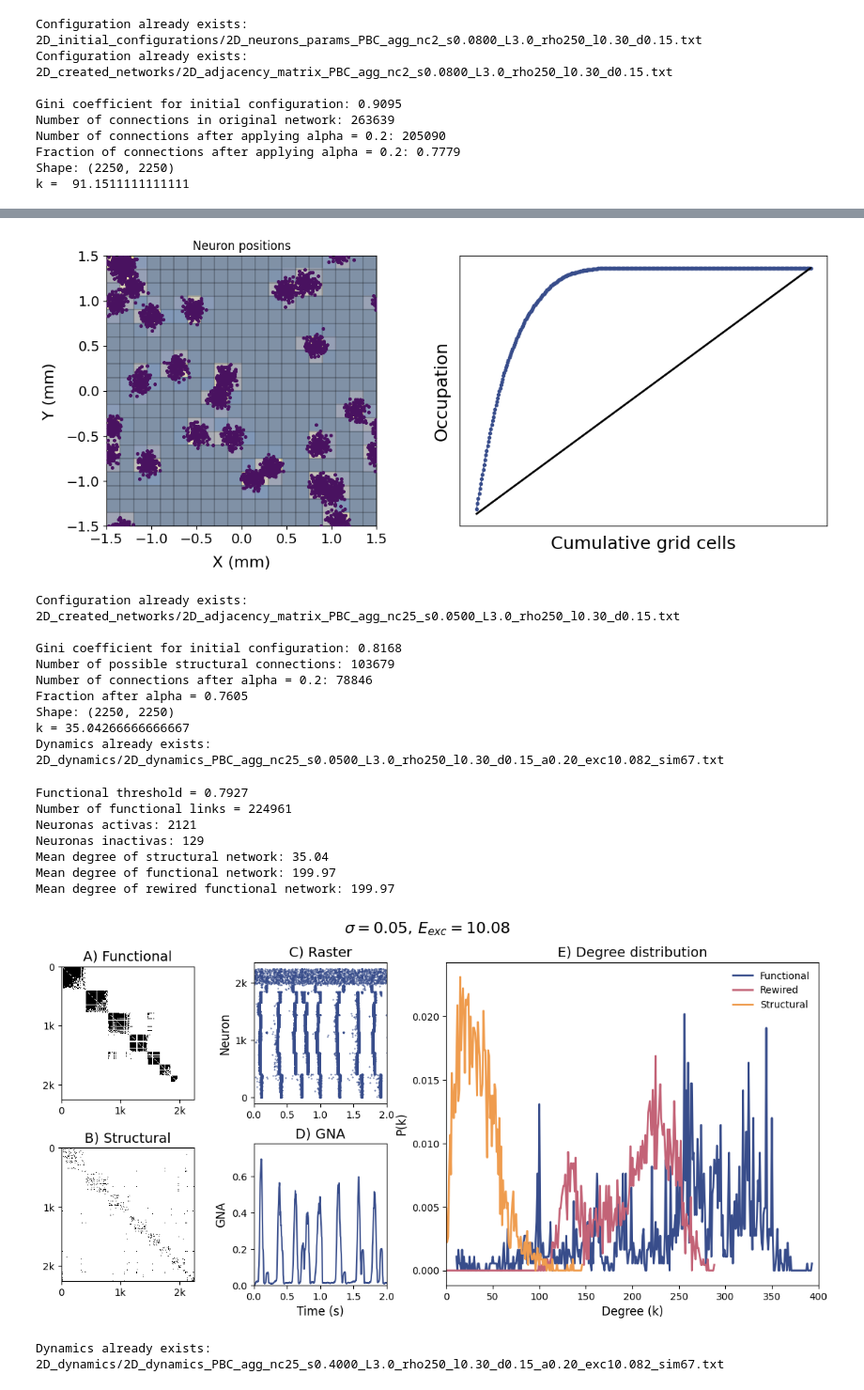
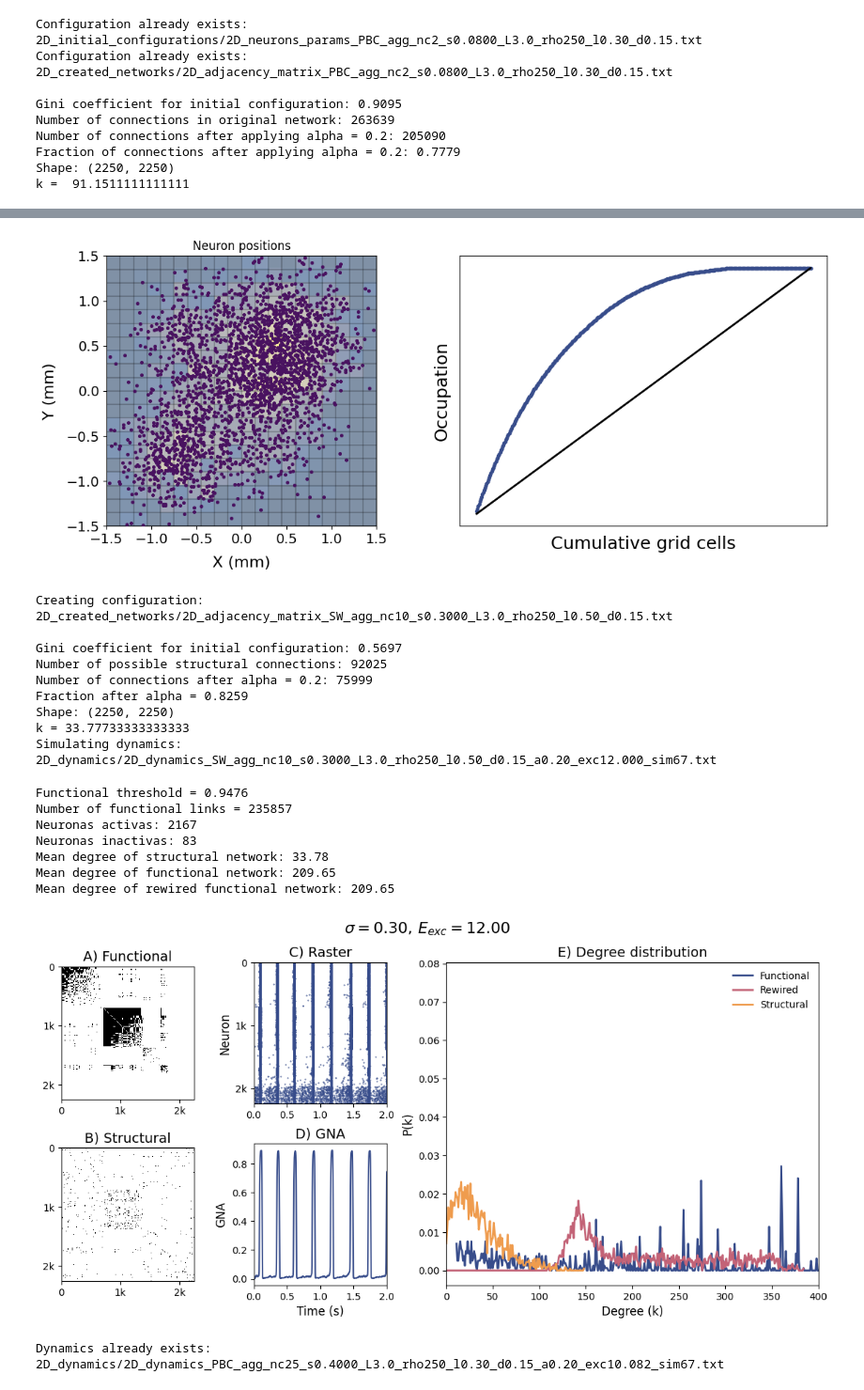
Before and after one commit to underDD/TFM, a Jupyter notebook: create_network.ipynb, the cells around one changed output, grey strips where cells are left out. Shown at 94% size. Saved outputs shown, nothing was run; the diff lists cells and outputs as text; code cells hidden in the pictures.

```diff
--- a/create_network.ipynb
+++ b/create_network.ipynb
@@ -48,8 +48,8 @@ segment_length = 0.01 # Segment length for axon growth (mm)
 sigma_axon_angle = 0.1 # Standard deviation of the axon angle (radians)
 
 agg = 1 # Control parameter for the aggregation of neurons
-n_centers = 2 # Number of centers for the aggregation of neurons
-base_sigma = 0.08 # Base standard deviation for aggregation centers (mm)
+n_centers = 10 # Number of centers for the aggregation of neurons
+base_sigma = 0.1 # Base standard deviation for aggregation centers (mm)
 
 BC_type = "PBC" # Boundary conditions type (PBC: Periodic Boundary Conditions, SW: Sticky Walls)
 
@@ -68,6 +68,6 @@ parameters2D = {
     "BC_type": BC_type
 }
 
-filename = fcn.run_2D_tune_positions(parameters2D)
+filename = fcn.run_2D_tune_positions(parameters2D, new_sim=True)
 fcn.neuron_map_gini2D(filename, parameters2D)
 # %% [output]
@@ -97,13 +97,13 @@ subprocess.run([
 alpha = 0.2
 # alphas = np.arange(0.0, 1.01, 0.01)
 
-output_filename = fcn.create_network2D(parameters2D, show_prints_c=False, show_prints_control=True) # Here the conections network is created and saved in a file
+output_filename = fcn.create_network2D(parameters2D, show_prints_c=False, show_prints_control=True, new_sim=True) # Here the conections network is created and saved in a file
 
 M = fcn.load_A(output_filename) # M is th amtrix with the number of tries for each connection between neurons
 number_of_connections = np.count_nonzero(M)
 print(f"Number of connections in original network: {number_of_connections}")
 
-A, output_filename = fcn.modify_A_alpha2D(M, alpha, parameters2D)
+A, output_filename = fcn.modify_A_alpha2D(M, alpha, parameters2D, new_sim=True)
 number_of_successful_connections = A.sum()
 print(f"Number of connections after applying alpha = {alpha}: {number_of_successful_connections}")
 
@@ -132,7 +132,7 @@ fig, axs = plt.subplots(1, 2, figsize=(12, 5))
 
 # --------- MATRIZ DE ADYACENCIA ---------
 ax = axs[0]
-ax.imshow(A, aspect='equal', interpolation='nearest')
+ax.imshow(A, aspect='equal', interpolation='nearest', cmap='binary')
 
 ax.set_xlim(0, A.shape[0])
 ax.set_ylim(A.shape[0], 0)
@@ -937,18 +937,18 @@ N = int(rho * L**2)
 soma_diameter = 0.015
 d_mean = 0.15
 d_sigma = 0.02
-l_mean = 0.30
+l_mean = 0.50
 segment_length = 0.01
 sigma_axon_angle = 0.1
 
 agg = 1
-n_centers = 25
-base_sigma = 0.05
-BC_type = "PBC"
+n_centers = 10
+base_sigma = 0.3
+BC_type = "SW"
 
 alpha = 0.2
 
-MAX_EXC_WEIGHT = 10.082
+MAX_EXC_WEIGHT = 12
 MAX_INH_WEIGHT = 0.5
 NOISE_MAX = 3
 SIM_TIME = 5000
@@ -1218,6 +1218,7 @@ fcn.plot_full_panel(
     SIM_TIME=SIM_TIME,
     base_sigma=base_sigma,
     MAX_EXC_WEIGHT=MAX_EXC_WEIGHT,
-    savepath=None
+    savepath=None,
+    N = N
 )
 # %% [output]
@@ -1226,21 +1227,21 @@ Gini coefficient: 0.8168240277777777
-[figure, old version]
+[figure, new version]
-Configuration already exists: 2D_created_networks/2D_adjacency_matrix_PBC_agg_nc25_s0.0500_L3.0_rho250_l0.30_d0.15.txt
+Creating configuration: 2D_created_networks/2D_adjacency_matrix_SW_agg_nc10_s0.3000_L3.0_rho250_l0.50_d0.15.txt
 
-Gini coefficient for initial configuration: 0.8168
-Number of possible structural connections: 103679
-Number of connections after alpha = 0.2: 78846
-Fraction after alpha = 0.7605
+Gini coefficient for initial configuration: 0.5697
+Number of possible structural connections: 92025
+Number of connections after alpha = 0.2: 75999
+Fraction after alpha = 0.8259
 Shape: (2250, 2250)
-k = 35.04266666666667
-Dynamics already exists: 2D_dynamics/2D_dynamics_PBC_agg_nc25_s0.0500_L3.0_rho250_l0.30_d0.15_a0.20_exc10.082_sim67.txt
+k = 33.77733333333333
+Simulating dynamics: 2D_dynamics/2D_dynamics_SW_agg_nc10_s0.3000_L3.0_rho250_l0.50_d0.15_a0.20_exc12.000_sim67.txt
-Functional threshold = 0.7927
-Number of functional links = 224961
-Neuronas activas: 2121
-Neuronas inactivas: 129
-Mean degree of structural network: 35.04
-Mean degree of functional network: 199.97
-Mean degree of rewired functional network: 199.97
+Functional threshold = 0.9476
+Number of functional links = 235857
+Neuronas activas: 2167
+Neuronas inactivas: 83
+Mean degree of structural network: 33.78
+Mean degree of functional network: 209.65
+Mean degree of rewired functional network: 209.65
-[figure, old version]
+[figure, new version]
 # %%
 import subprocess
 import numpy as np
```
Also changed, not shown: parts of 5 cells of this notebook, 38 other files.
